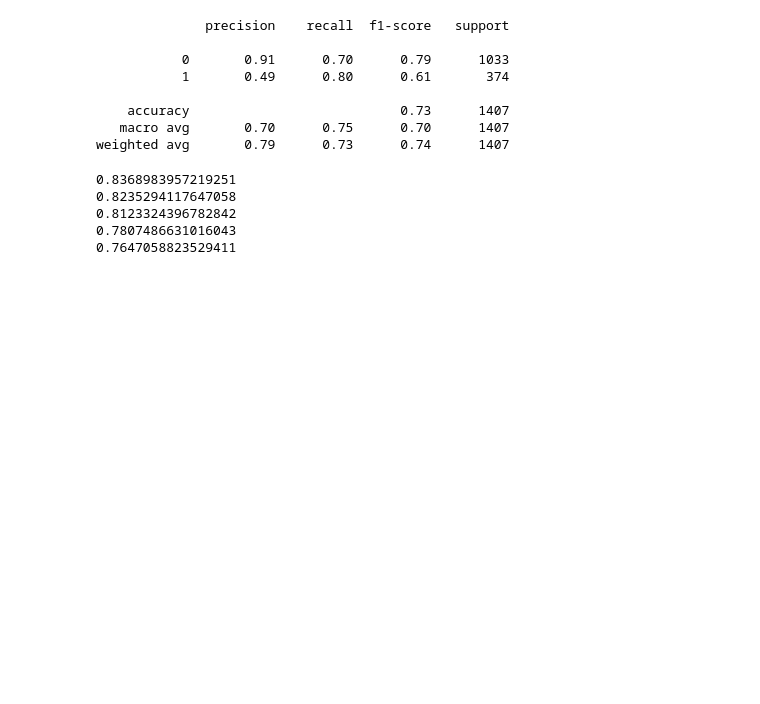
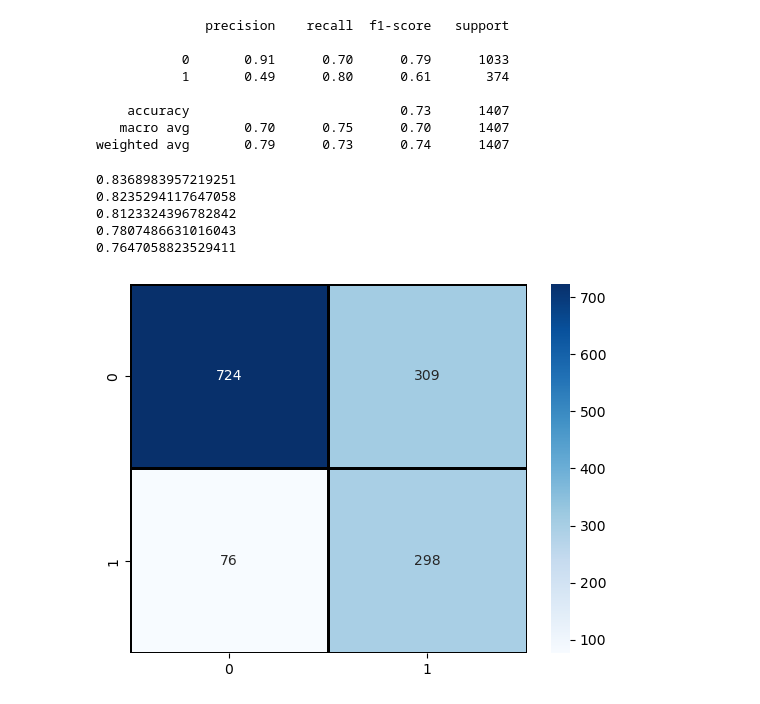
Before and after one commit to HP3-16/machine-learning-projects, a Jupyter notebook: telco-churn-pred/main_notebook.ipynb, the cells around one changed output. Saved outputs shown, nothing was run; the diff lists cells and outputs as text; code cells hidden in the pictures; blank space fills up the shorter version.

```diff
--- a/telco-churn-pred/main_notebook.ipynb
+++ b/telco-churn-pred/main_notebook.ipynb
@@ -342,3 +343,9 @@ for i in recalls_list:
 0.8123324396782842
 0.7807486631016043
 0.7647058823529411
+# %%
+cm_log_reg = confusion_matrix(y_test,y_hat_1)
+sns.heatmap(cm_log_reg,cmap= "Blues", linecolor = 'black' , linewidth = 1 , annot = True, fmt='' , xticklabels = ['0','1'] , yticklabels = ['0','1'])
+plt.show()
+# %% [output]
+[figure, added]
```
Also changed, not shown: parts of 16 cells of this notebook.
